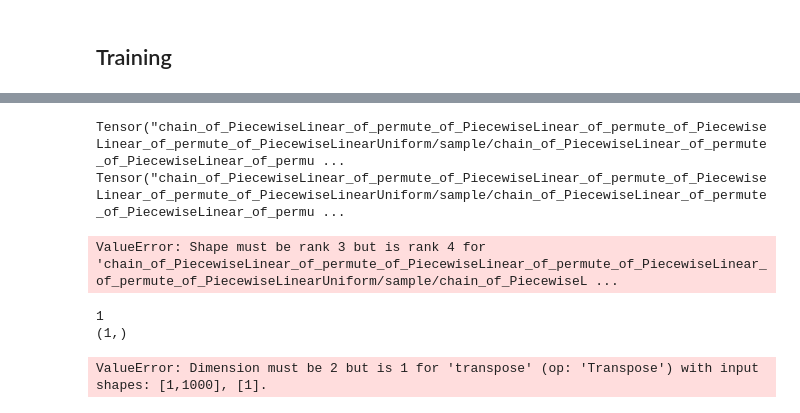
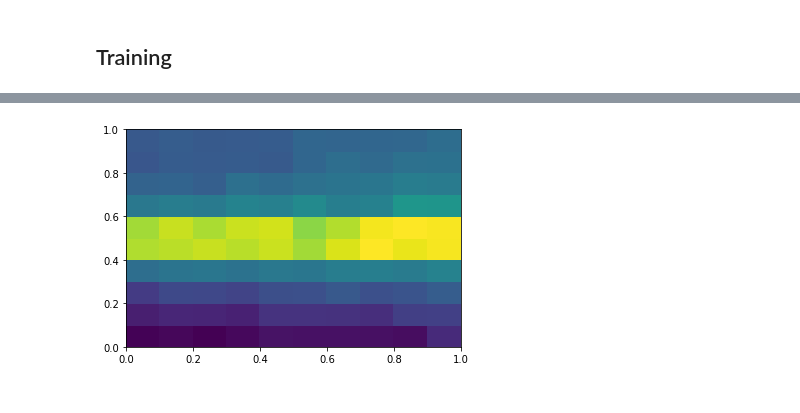
Before and after one commit to matteoettam09/i-flow, a Jupyter notebook: bijector.ipynb, the cells around one changed output, grey strips where cells are left out. Cells and saved outputs as stored; diff of their text form; code cells hidden in the pictures.

```diff
--- a/bijector.ipynb
+++ b/bijector.ipynb
@@ -146,18 +179,13 @@ def dsigma(x):
 # %%
-x = sess.run(dist.sample(1000))
-X = sess.run(dist.log_prob(x))
-dsig = sess.run(dsigma(x))
-print(tf.reduce_prod(X,axis=-1), '\n', dsig)
+x = dist.sample(5000)
+X = dist.log_prob(x)
+q = tf.exp(X)
+dsig = dsigmaTest(x)
+
+xPts, logqPts, qPts, dsigPts = sess.run([x,X,q,dsig])
-# %% [output]
-Tensor("chain_of_PiecewiseLinear_of_permute_of_PiecewiseLinear_of_permute_of_PiecewiseLinear_of_permute_of_PiecewiseLinearUniform/sample/chain_of_PiecewiseLinear_of_permute_of_PiecewiseLinear_of_permu ...
-Tensor("chain_of_PiecewiseLinear_of_permute_of_PiecewiseLinear_of_permute_of_PiecewiseLinear_of_permute_of_PiecewiseLinearUniform/sample/chain_of_PiecewiseLinear_of_permute_of_PiecewiseLinear_of_permu ...
-ValueError: Shape must be rank 3 but is rank 4 for 'chain_of_PiecewiseLinear_of_permute_of_PiecewiseLinear_of_permute_of_PiecewiseLinear_of_permute_of_PiecewiseLinearUniform/sample/chain_of_PiecewiseL ...
-# %%
-print(dist._maybe_get_static_event_ndims())
-print(dist.event_shape)
-print(sess.run(tf.transpose(tf.meshgrid(tf.range(1000)),bijectors[0].range)))
-# %% [output]
-1
-(1,)
-ValueError: Dimension must be 2 but is 1 for 'transpose' (op: 'Transpose') with input shapes: [1,1000], [1].
+# %%
+plt.hist2d(xPts[:,0],xPts[:,1],weights=dsigPts/qPts,norm=mpl.colors.LogNorm())
+plt.show()
+# %% [output]
+[figure, added]
 # %%
```
Also changed, not shown: parts of 43 cells of this notebook.
